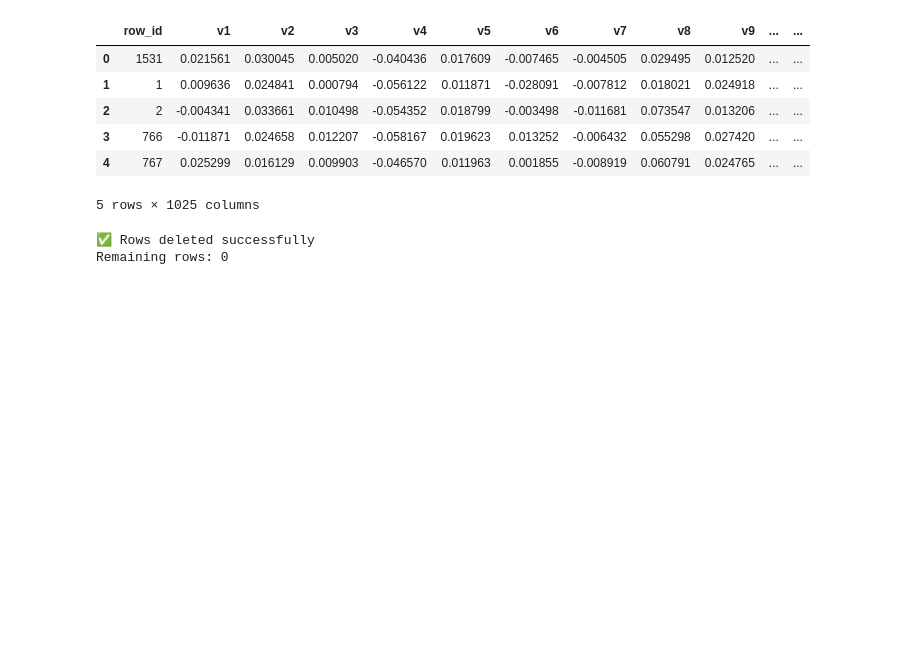
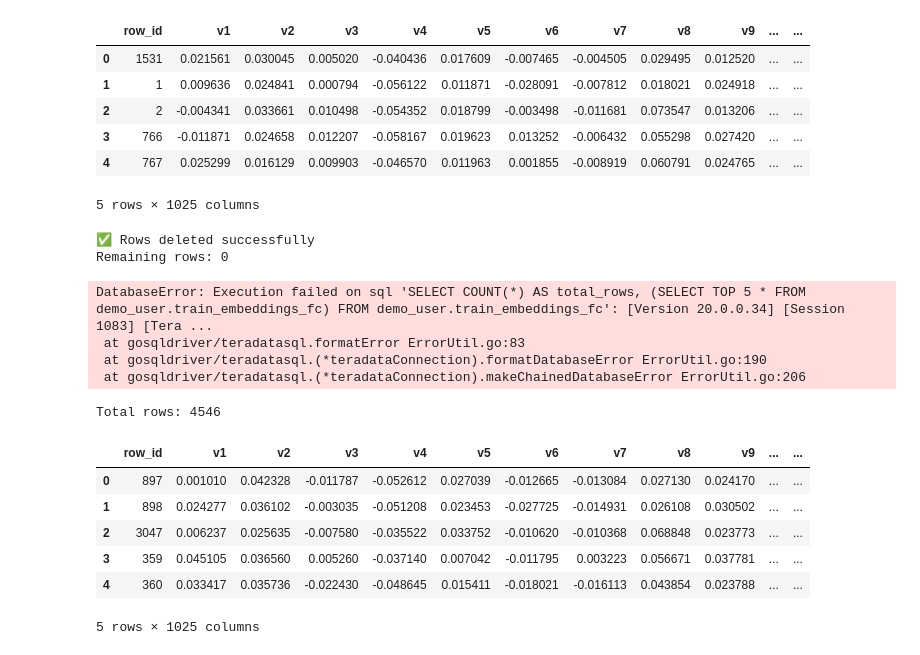
Before and after one commit to A11Veles/Product-GPC-Classification, a Jupyter notebook: src/create_embeddings.ipynb, the cells around one changed output. Saved outputs shown, nothing was run; the diff lists cells and outputs as text; code cells hidden in the pictures; blank space fills up the shorter version.

Commit message:
Csv direct insert to teradata

```diff
--- a/src/create_embeddings.ipynb
+++ b/src/create_embeddings.ipynb
@@ -357,3 +357,56 @@ except Exception as e:
 # %% [output]
 ✅ Rows deleted successfully
 Remaining rows: 0
+# %%
+TABLE = f"{TD_DB}.train_embeddings_fc"
+CSV_FILE = "full_embeddings.csv"  #Temp CSV
+
+#Load and parse embeddings
+df = pd.read_csv('../results/embeddings.csv', encoding='utf-8')
+df['embedding'] = df['item_embedding'].apply(lambda s: np.array(ast.literal_eval(s), dtype=np.float32))
+df = df.dropna(subset=['embedding'])  #Drop failed parses
+df['row_id'] = range(1, len(df) + 1)
+
+#Detect dim from first embedding
+dim = len(df['embedding'].iloc[0])
+
+#Expand embeddings to columns v1-v{dim}
+emb_df = pd.DataFrame(np.vstack(df['embedding']), columns=[f"v{i}" for i in range(1, dim + 1)])
+parquet_df = pd.concat([df[['row_id']], emb_df], axis=1)
+
+#Save expanded to temp CSV
+parquet_df.to_csv(CSV_FILE, index=False)
+# %%
+# Connect and load CSV directly
+with teradatasql.connect(host=TD_HOST, user=TD_USER, password=TD_PASS) as con:
+    cursor = con.cursor()
+
+    #Column names and placeholders for insert
+    cols = ["row_id"] + [f"v{i}" for i in range(1, dim + 1)]
+    placeholders = ", ".join(["?"] * len(cols))
+
+    #Direct CSV load syntax
+    q = f"{{fn teradata_read_csv({CSV_FILE})}}INSERT INTO {TABLE} ({', '.join(cols)}) VALUES ({placeholders})"
+    cursor.execute(q)
+    con.commit()
+# %% [output]
+DatabaseError: Execution failed on sql 'SELECT COUNT(*) AS total_rows, (SELECT TOP 5 * FROM demo_user.train_embeddings_fc) FROM demo_user.train_embeddings_fc': [Version 20.0.0.34] [Session 1083] [Tera ...
+ at gosqldriver/teradatasql.formatError ErrorUtil.go:83
+ at gosqldriver/teradatasql.(*teradataConnection).formatDatabaseError ErrorUtil.go:190
+ at gosqldriver/teradatasql.(*teradataConnection).makeChainedDatabaseError ErrorUtil.go:206
+# %%
+# Verify
+with teradatasql.connect(host=TD_HOST, user=TD_USER, password=TD_PASS) as con:
+    count = pd.read_sql(f"SELECT COUNT(*) FROM {TABLE}", con).iloc[0, 0]
+    df_head = pd.read_sql(f"SELECT TOP 5 * FROM {TABLE}", con)
+    print(f"Total rows: {count}")
+    display(df_head)
+# %% [output]
+Total rows: 4546
+|  | row_id | v1 | v2 | v3 | v4 | v5 | v6 | v7 | v8 | v9 | ... | ... |
+| 0 | 897 | 0.001010 | 0.042328 | -0.011787 | -0.052612 | 0.027039 | -0.012665 | -0.013084 | 0.027130 | 0.024170 | ... | ... |
+| 1 | 898 | 0.024277 | 0.036102 | -0.003035 | -0.051208 | 0.023453 | -0.027725 | -0.014931 | 0.026108 | 0.030502 | ... | ... |
+| 2 | 3047 | 0.006237 | 0.025635 | -0.007580 | -0.035522 | 0.033752 | -0.010620 | -0.010368 | 0.068848 | 0.023773 | ... | ... |
+| 3 | 359 | 0.045105 | 0.036560 | 0.005260 | -0.037140 | 0.007042 | -0.011795 | 0.003223 | 0.056671 | 0.037781 | ... | ... |
+| 4 | 360 | 0.033417 | 0.035736 | -0.022430 | -0.048645 | 0.015411 | -0.018021 | -0.016113 | 0.043854 | 0.023788 | ... | ... |
+5 rows × 1025 columns
```
Also changed, not shown: 1 other file.
